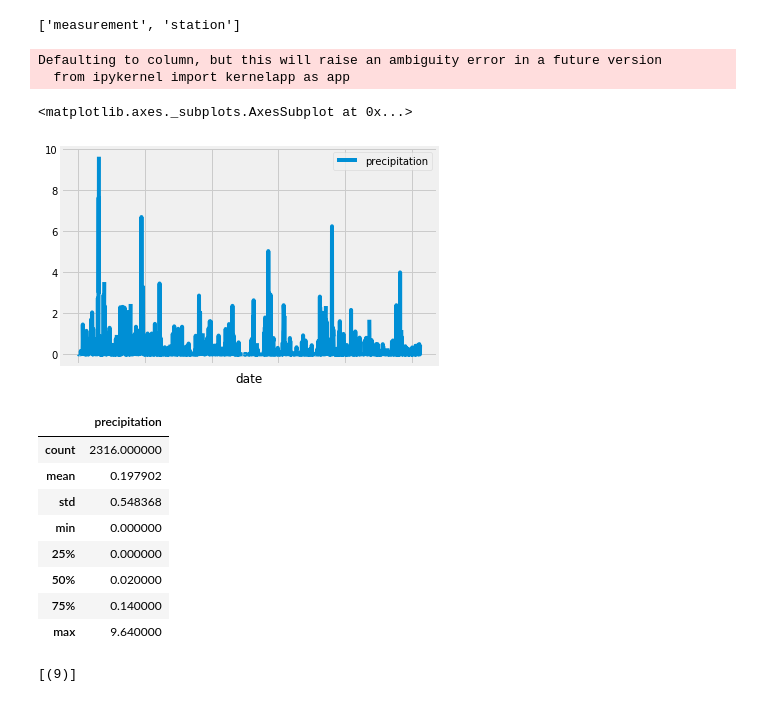
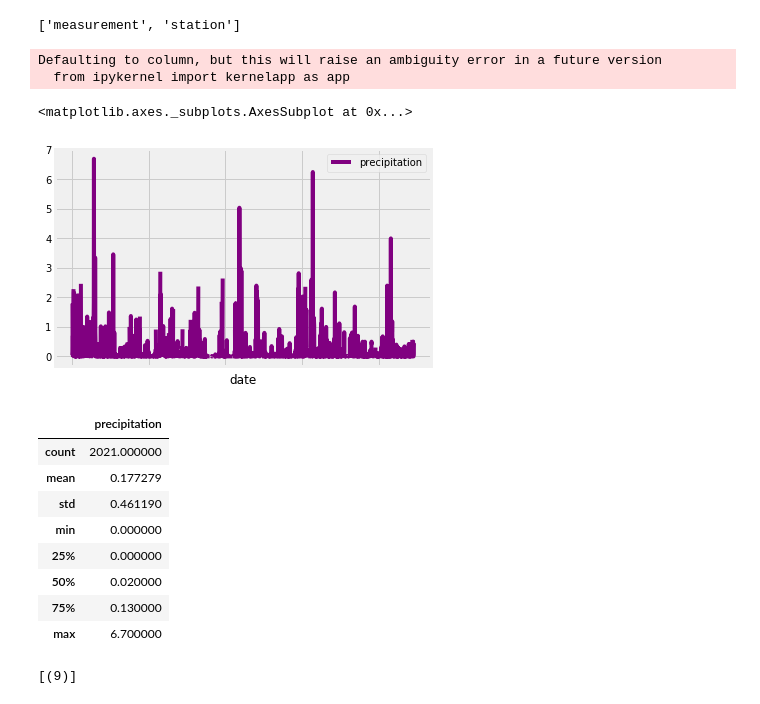
Before and after one commit to chele0630/HWK_SqlAlchemy, a Jupyter notebook: HWK_SqlAch/ climate_analysis.ipynb, the cells around one changed output. Drawn from its saved outputs; the diff is of its cells as text; code cells hidden in the pictures.

```diff
--- a/HWK_SqlAch/ climate_analysis.ipynb
+++ b/HWK_SqlAch/ climate_analysis.ipynb
@@ -34,40 +34,40 @@ session = Session(engine)
 # %%
 # Design a query to retrieve the last 12 months of precipitation data and plot the results.
 #Starting from the last data point in the database.
 
 # Calculate the date one year from the last date in data set.
-prev_year = dt.date(2017, 6, 30) - dt.timedelta(days=365)
+prev_year = dt.date(2017, 8, 23) - dt.timedelta(days=365)
 
 # Perform a query to retrieve the data and precipitation scores
 results = session.query(Measurement.date, Measurement.prcp).filter(Measurement.date >= prev_year).all()
 
 # Save the query results as a Pandas DataFrame and set the index to the date column
 df = pd.DataFrame(results, columns=['date', 'precipitation'])
 df.set_index(df['date'], inplace=True)
 
 # Sort the dataframe by date
 df = df.sort_values("date")
 
 # Use Pandas Plotting with Matplotlib to plot the data
-df.plot(x_compat=True)
+df.plot(color='purple')
 # %% [output]
 Defaulting to column, but this will raise an ambiguity error in a future version
   from ipykernel import kernelapp as app
 <matplotlib.axes._subplots.AxesSubplot at 0x...>
-[figure, old version]
+[figure, new version]
 # %%
 # Use Pandas to calcualte the summary statistics for the precipitation data
 df.describe()
 # %% [output]
 |  | precipitation |
-| count | 2316.000000 |
-| mean | 0.197902 |
-| std | 0.548368 |
+| count | 2021.000000 |
+| mean | 0.177279 |
+| std | 0.461190 |
 | min | 0.000000 |
 | 25% | 0.000000 |
 | 50% | 0.020000 |
-| 75% | 0.140000 |
-| max | 9.640000 |
+| 75% | 0.130000 |
+| max | 6.700000 |
 # %%
 # How many stations are available in this dataset?
 session.query(func.count(Station.station)).all()
```
Also changed, not shown: 26 other files.
